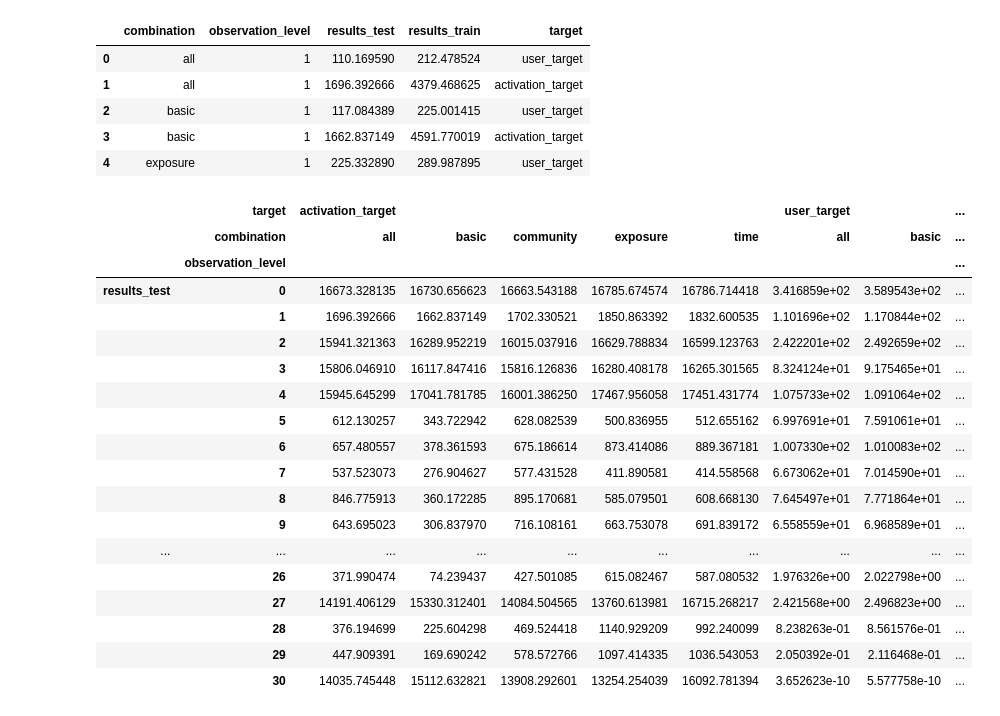
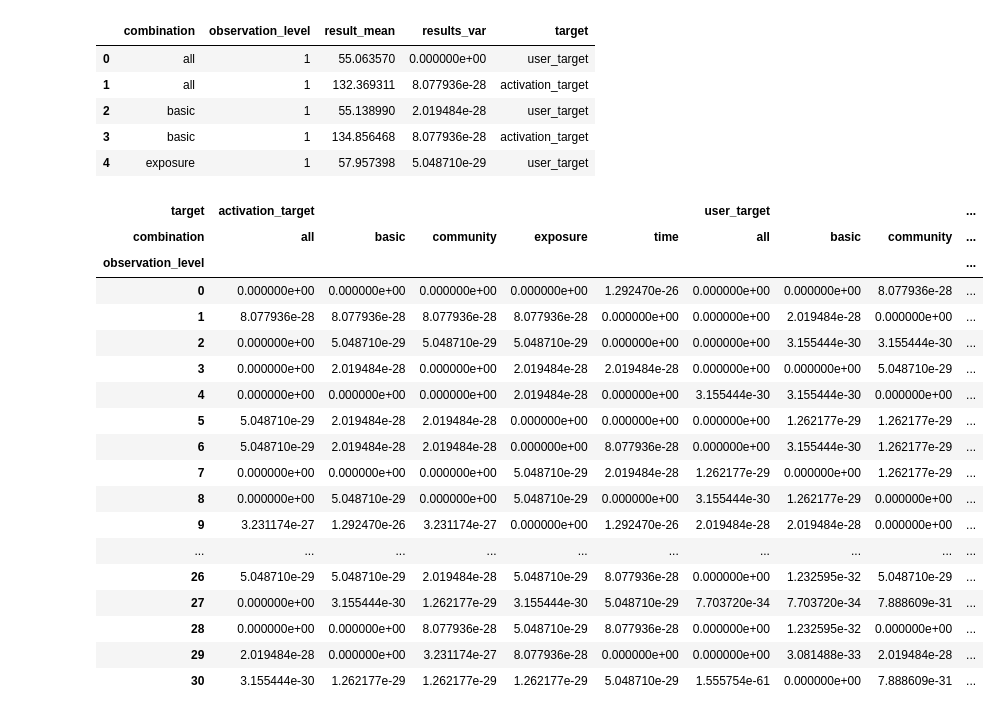
Before and after one commit to danjamker/DiffusionSimulation, a Jupyter notebook: notebook/Regression Visulisation.ipynb, the cells around one changed output. Saved outputs shown, nothing was run; the diff lists cells and outputs as text; code cells hidden in the pictures.

```diff
--- a/notebook/Regression Visulisation.ipynb
+++ b/notebook/Regression Visulisation.ipynb
@@ -15,7 +15,8 @@ from pprint import pprint
 
 tmp_list = []
 # with open('/Users/danielkershaw/PycharmProjects/DiffusionSimulation/output/lr-test/part-00000') as data_file:
-with open('/Users/danielkershaw/Downloads/lr-reddit-comment-time') as data_file:
+# with open('/Users/danielkershaw/Downloads/lr-reddit-comment-time-mean') as data_file:
+with open('/Users/danielkershaw/Downloads/lr-twitter-geo-time-mean') as data_file:
     for l in data_file:
         data = json.loads(l)
         tmp_list.append(data)
@@ -23,34 +24,39 @@ df = pd.DataFrame(tmp_list)
 # %%
 df.head()
 # %% [output]
-|  | combination | observation_level | results_test | results_train | target |
-| 0 | all | 1 | 110.169590 | 212.478524 | user_target |
-| 1 | all | 1 | 1696.392666 | 4379.468625 | activation_target |
-| 2 | basic | 1 | 117.084389 | 225.001415 | user_target |
-| 3 | basic | 1 | 1662.837149 | 4591.770019 | activation_target |
-| 4 | exposure | 1 | 225.332890 | 289.987895 | user_target |
+|  | combination | observation_level | result_mean | results_var | target |
+| 0 | all | 1 | 55.063570 | 0.000000e+00 | user_target |
+| 1 | all | 1 | 132.369311 | 8.077936e-28 | activation_target |
+| 2 | basic | 1 | 55.138990 | 2.019484e-28 | user_target |
+| 3 | basic | 1 | 134.856468 | 8.077936e-28 | activation_target |
+| 4 | exposure | 1 | 57.957398 | 5.048710e-29 | user_target |
 # %%
-dft = df.drop('results_train', 1).set_index(['target','combination','observation_level'])
+dft = df.drop('result_mean', 1).set_index(['target','combination','observation_level']).unstack()
+dft.columns = dft.columns.droplevel()
+
+dft_error = df.drop('results_var', 1).set_index(['target','combination','observation_level']).unstack()
+dft_error.columns = dft_error.columns.droplevel()
+
 # dft.sortlevel(level=1).plot(legend=False)
 # %%
-dft.unstack().T
+dft.T
 # %% [output]
-|  | target | activation_target |  |  |  |  | user_target |  | ... |
-|  | combination | all | basic | community | exposure | time | all | basic | ... |
-|  | observation_level |  |  |  |  |  |  |  | ... |
-| results_test | 0 | 16673.328135 | 16730.656623 | 16663.543188 | 16785.674574 | 16786.714418 | 3.416859e+02 | 3.589543e+02 | ... |
-|  | 1 | 1696.392666 | 1662.837149 | 1702.330521 | 1850.863392 | 1832.600535 | 1.101696e+02 | 1.170844e+02 | ... |
-|  | 2 | 15941.321363 | 16289.952219 | 16015.037916 | 16629.788834 | 16599.123763 | 2.422201e+02 | 2.492659e+02 | ... |
-|  | 3 | 15806.046910 | 16117.847416 | 15816.126836 | 16280.408178 | 16265.301565 | 8.324124e+01 | 9.175465e+01 | ... |
-|  | 4 | 15945.645299 | 17041.781785 | 16001.386250 | 17467.956058 | 17451.431774 | 1.075733e+02 | 1.091064e+02 | ... |
-|  | 5 | 612.130257 | 343.722942 | 628.082539 | 500.836955 | 512.655162 | 6.997691e+01 | 7.591061e+01 | ... |
-|  | 6 | 657.480557 | 378.361593 | 675.186614 | 873.414086 | 889.367181 | 1.007330e+02 | 1.010083e+02 | ... |
-|  | 7 | 537.523073 | 276.904627 | 577.431528 | 411.890581 | 414.558568 | 6.673062e+01 | 7.014590e+01 | ... |
-|  | 8 | 846.775913 | 360.172285 | 895.170681 | 585.079501 | 608.668130 | 7.645497e+01 | 7.771864e+01 | ... |
-|  | 9 | 643.695023 | 306.837970 | 716.108161 | 663.753078 | 691.839172 | 6.558559e+01 | 6.968589e+01 | ... |
+| target | activation_target |  |  |  |  | user_target |  |  | ... |
+| combination | all | basic | community | exposure | time | all | basic | community | ... |
+| observation_level |  |  |  |  |  |  |  |  | ... |
+| 0 | 0.000000e+00 | 0.000000e+00 | 0.000000e+00 | 0.000000e+00 | 1.292470e-26 | 0.000000e+00 | 0.000000e+00 | 8.077936e-28 | ... |
+| 1 | 8.077936e-28 | 8.077936e-28 | 8.077936e-28 | 8.077936e-28 | 0.000000e+00 | 0.000000e+00 | 2.019484e-28 | 0.000000e+00 | ... |
+| 2 | 0.000000e+00 | 5.048710e-29 | 5.048710e-29 | 5.048710e-29 | 0.000000e+00 | 0.000000e+00 | 3.155444e-30 | 3.155444e-30 | ... |
+| 3 | 0.000000e+00 | 2.019484e-28 | 0.000000e+00 | 2.019484e-28 | 2.019484e-28 | 0.000000e+00 | 0.000000e+00 | 5.048710e-29 | ... |
+| 4 | 0.000000e+00 | 0.000000e+00 | 0.000000e+00 | 2.019484e-28 | 0.000000e+00 | 3.155444e-30 | 3.155444e-30 | 0.000000e+00 | ... |
+| 5 | 5.048710e-29 | 2.019484e-28 | 2.019484e-28 | 0.000000e+00 | 0.000000e+00 | 0.000000e+00 | 1.262177e-29 | 1.262177e-29 | ... |
+| 6 | 5.048710e-29 | 2.019484e-28 | 2.019484e-28 | 0.000000e+00 | 8.077936e-28 | 0.000000e+00 | 3.155444e-30 | 1.262177e-29 | ... |
+| 7 | 0.000000e+00 | 0.000000e+00 | 0.000000e+00 | 5.048710e-29 | 2.019484e-28 | 1.262177e-29 | 0.000000e+00 | 1.262177e-29 | ... |
+| 8 | 0.000000e+00 | 5.048710e-29 | 0.000000e+00 | 5.048710e-29 | 0.000000e+00 | 3.155444e-30 | 1.262177e-29 | 0.000000e+00 | ... |
+| 9 | 3.231174e-27 | 1.292470e-26 | 3.231174e-27 | 0.000000e+00 | 1.292470e-26 | 2.019484e-28 | 2.019484e-28 | 0.000000e+00 | ... |
 | ... | ... | ... | ... | ... | ... | ... | ... | ... | ... |
-|  | 26 | 371.990474 | 74.239437 | 427.501085 | 615.082467 | 587.080532 | 1.976326e+00 | 2.022798e+00 | ... |
-|  | 27 | 14191.406129 | 15330.312401 | 14084.504565 | 13760.613981 | 16715.268217 | 2.421568e+00 | 2.496823e+00 | ... |
-|  | 28 | 376.194699 | 225.604298 | 469.524418 | 1140.929209 | 992.240099 | 8.238263e-01 | 8.561576e-01 | ... |
-|  | 29 | 447.909391 | 169.690242 | 578.572766 | 1097.414335 | 1036.543053 | 2.050392e-01 | 2.116468e-01 | ... |
-|  | 30 | 14035.745448 | 15112.632821 | 13908.292601 | 13254.254039 | 16092.781394 | 3.652623e-10 | 5.577758e-10 | ... |
+| 26 | 5.048710e-29 | 5.048710e-29 | 2.019484e-28 | 5.048710e-29 | 8.077936e-28 | 0.000000e+00 | 1.232595e-32 | 5.048710e-29 | ... |
+| 27 | 0.000000e+00 | 3.155444e-30 | 1.262177e-29 | 3.155444e-30 | 5.048710e-29 | 7.703720e-34 | 7.703720e-34 | 7.888609e-31 | ... |
+| 28 | 0.000000e+00 | 0.000000e+00 | 8.077936e-28 | 5.048710e-29 | 8.077936e-28 | 0.000000e+00 | 1.232595e-32 | 0.000000e+00 | ... |
+| 29 | 2.019484e-28 | 0.000000e+00 | 3.231174e-27 | 8.077936e-28 | 0.000000e+00 | 0.000000e+00 | 3.081488e-33 | 2.019484e-28 | ... |
+| 30 | 3.155444e-30 | 1.262177e-29 | 1.262177e-29 | 1.262177e-29 | 5.048710e-29 | 1.555754e-61 | 0.000000e+00 | 7.888609e-31 | ... |
```
Also changed, not shown: parts of 3 cells of this notebook, 3 other files.
